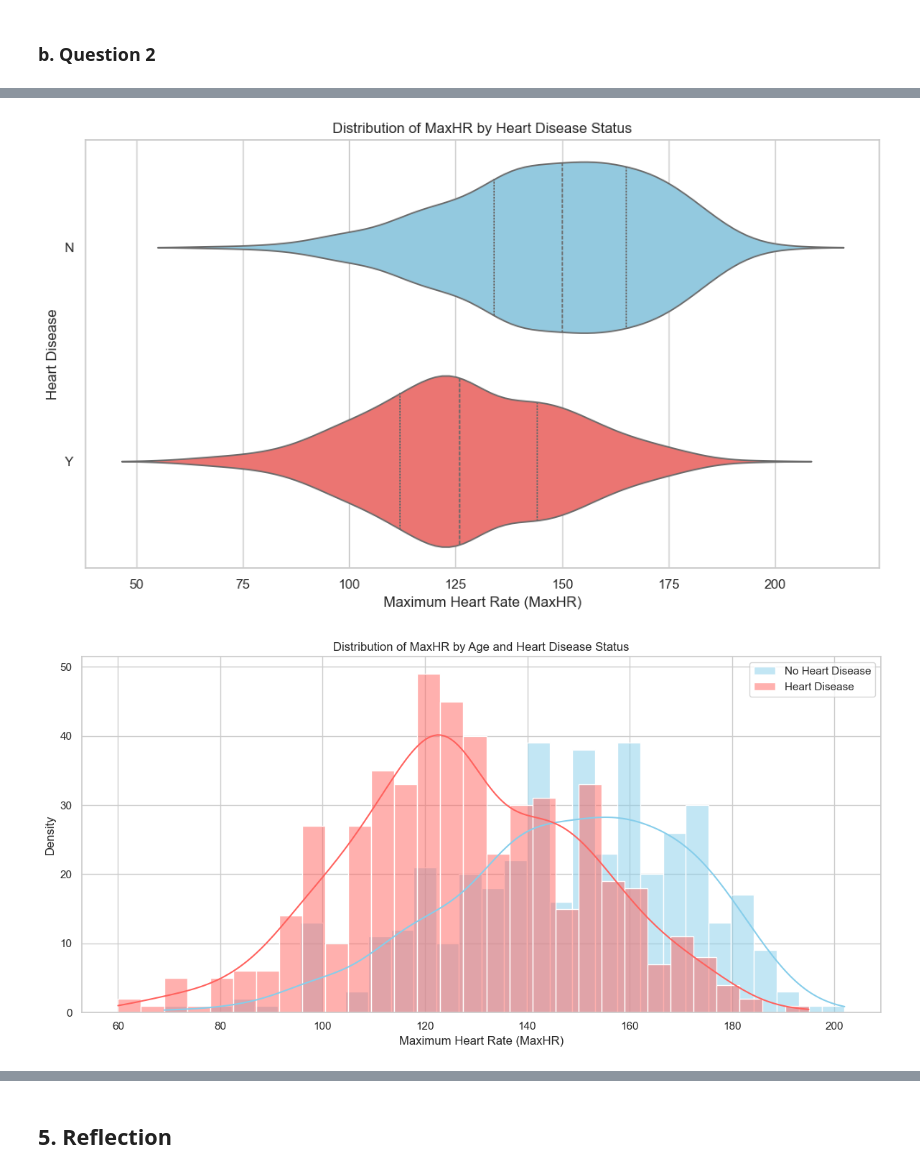
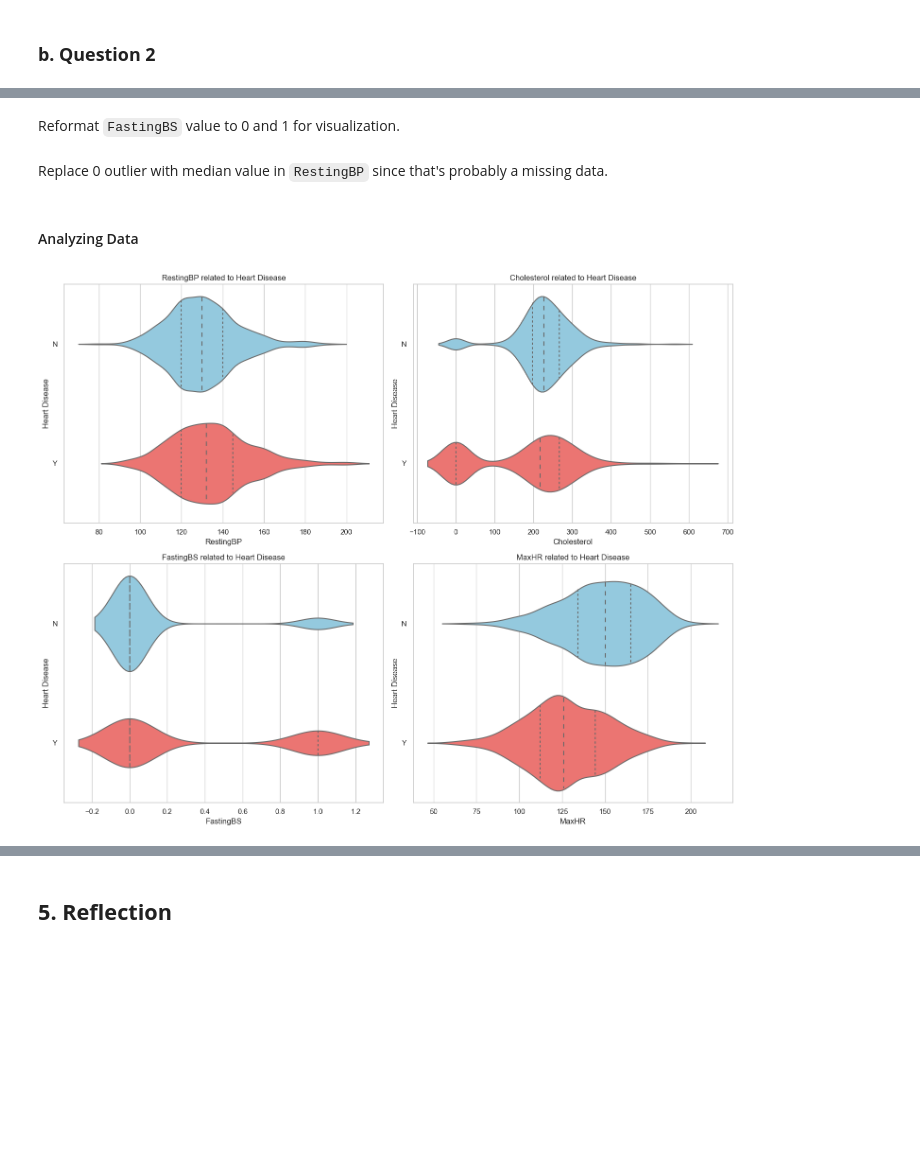
Before and after one commit to Deadinside-at-HCMUS/CSC17104-project, a Jupyter notebook: Notebook.ipynb, the cells around one changed output, grey strips where cells are left out. Drawn from its saved outputs; the diff is of its cells as text; code cells hidden in the pictures; blank space fills up the shorter version.

```diff
--- a/Notebook.ipynb
+++ b/Notebook.ipynb
@@ -444,24 +486,25 @@ selected_df.head()
 BLUE = 'skyblue'
 RED = '#ff625e'
 # %%
+df_copy = selected_df.copy()
+
 # Create a new column combining 'Sex' and 'HeartDisease'
-df['Sex_HeartDisease'] = df['Sex'] + '_' + df['HeartDisease'].astype(str)
+df_copy['Sex_HeartDisease'] = df_copy['Sex'] + '_' + df_copy['HeartDisease'].astype(str)
 
 # Define lables
 labels = {'M_N': 'Male - No Heart Disease', 'M_Y': 'Male - Heart Disease',
-                 'F_N': 'Female - No Heart Disease', 'F_Y': 'Female - Heart Disease'}
+          'F_N': 'Female - No Heart Disease', 'F_Y': 'Female - Heart Disease'}
 
-df['Sex_HeartDisease'] = df['Sex_HeartDisease'].replace(labels)
+df_copy = df_copy.sort_values(by='Sex_HeartDisease', ascending=True)
+df_copy['Sex_HeartDisease'] = df_copy['Sex_HeartDisease'].replace(labels)
 
 # Define custom colors
-colors = {'Male - No Heart Disease': BLUE, 'Male - Heart Disease': RED, 'Female - No Heart Disease': BLUE, 'Female - Heart Disease': RED}
+colors = {'Male - No Heart Disease': BLUE, 'Male - Heart Disease': RED,
+          'Female - No Heart Disease': BLUE, 'Female - Heart Disease': RED}
 
 # Create a strip plot with custom colors
 plt.figure(figsize=(10, 6))
-sns.stripplot(x='Sex_HeartDisease', y='Age', data=df, palette=colors, size=8, hue_order=labels.keys(), jitter=True)
-
-handles = [plt.Line2D([0], [0], marker='o', color='w', label=labels,
-                     markerfacecolor=colors[label], markersize=10) for label in colors]
+sns.stripplot(x='Sex_HeartDisease', y='Age', data=df_copy, palette=colors, size=8, jitter=True)
 
 plt.title('Impact of Sex and Age on Heart Disease')
 plt.xlabel('')
@@ -545,0 +589,4 @@ plt.show()
+# %%
+selected_features = ['RestingBP', 'Cholesterol', 'FastingBS', 'MaxHR']
+selected_df = df[selected_features + ['HeartDisease']].copy()
+selected_df.head()
@@ -546,32 +600,26 @@ plt.show()
+# %% [markdown]
+Reformat `FastingBS` value to 0 and 1 for visualization.
+# %%
+selected_df['FastingBS'] = selected_df['FastingBS'].map({'N': 0, 'Y': 1})
+# %% [markdown]
+Replace 0 outlier with median value in `RestingBP` since that's probably a missing data.
+# %%
+median_resting_bp = selected_df[selected_df['RestingBP'] != 0]['RestingBP'].median()
+selected_df['RestingBP'] = selected_df['RestingBP'].replace(0, median_resting_bp)
+# %% [markdown]
+#### Analyzing Data
 # %%
 sns.set(style="whitegrid")
-plt.figure(figsize=(10, 6))
+plt.figure(figsize=(15, 12))
 
-sns.violinplot(x="MaxHR", y="HeartDisease", data=df, palette=custom_palette, inner="quartile", legend=False)
-plt.title('Distribution of MaxHR by Heart Disease Status')
-plt.xlabel('Maximum Heart Rate (MaxHR)')
-plt.ylabel('Heart Disease')
+for i, feature in enumerate(selected_features, 1):
+    plt.subplot(2, 2, i)
+    sns.violinplot(x=feature, y="HeartDisease", data=selected_df, palette=custom_palette, inner="quartile", legend=False)
+    plt.title(f'{feature} related to Heart Disease')
+    plt.xlabel(feature)
+    plt.ylabel('Heart Disease')
 
 plt.tight_layout()
 plt.show()
 # %% [output]
-[figure, old version]
+[figure, new version]
-# %%
-sns.set(style="whitegrid")
-plt.figure(figsize=(12, 6))
-
-# Histogram for MaxHR distribution by age for individuals without heart disease
-sns.histplot(x="MaxHR", data=df[df['HeartDisease'] == 'N'], kde=True, color=custom_palette['N'], label='No Heart Disease', bins=30)
-
-# Histogram for MaxHR distribution by age for individuals with heart disease
-sns.histplot(x="MaxHR", data=df[df['HeartDisease'] == 'Y'], kde=True, color=custom_palette['Y'], label='Heart Disease', bins=30)
-
-plt.title('Distribution of MaxHR by Age and Heart Disease Status')
-plt.xlabel('Maximum Heart Rate (MaxHR)')
-plt.ylabel('Density')
-plt.legend()
-
-plt.tight_layout()
-plt.show()
-# %% [output]
-[figure, removed]
```
Also changed, not shown: parts of 33 cells of this notebook.
